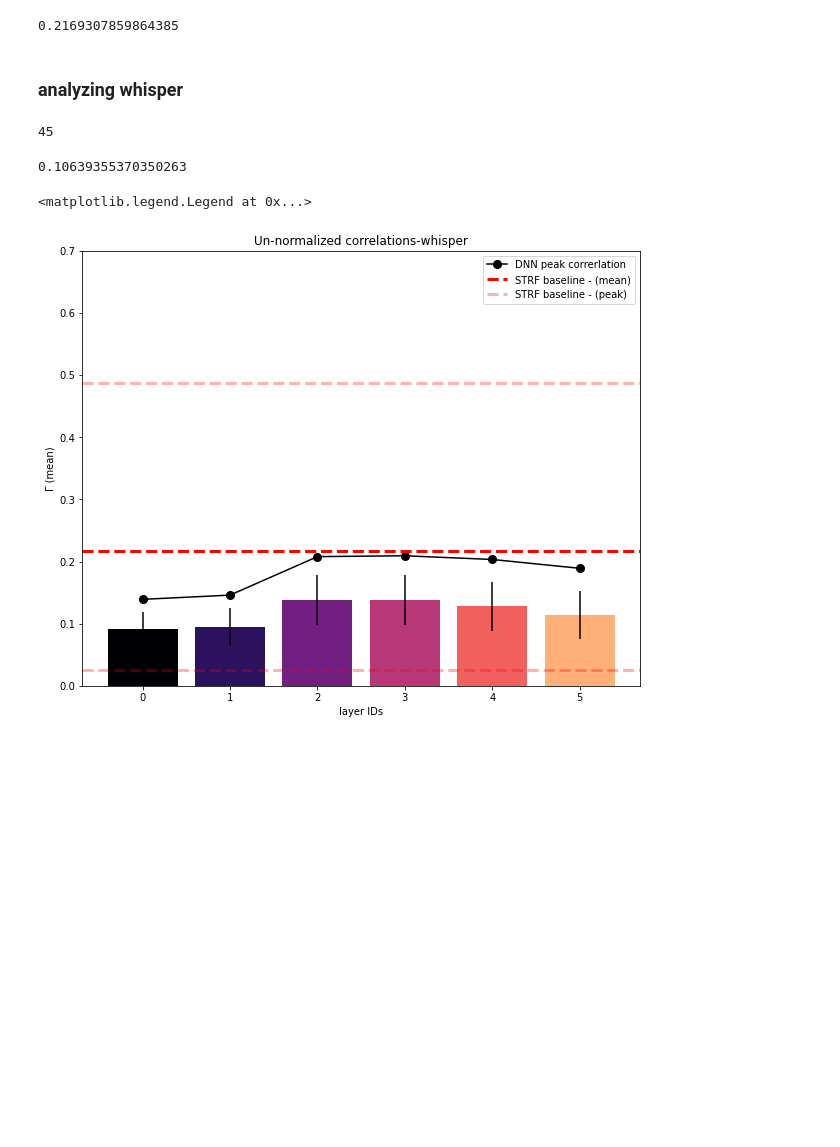
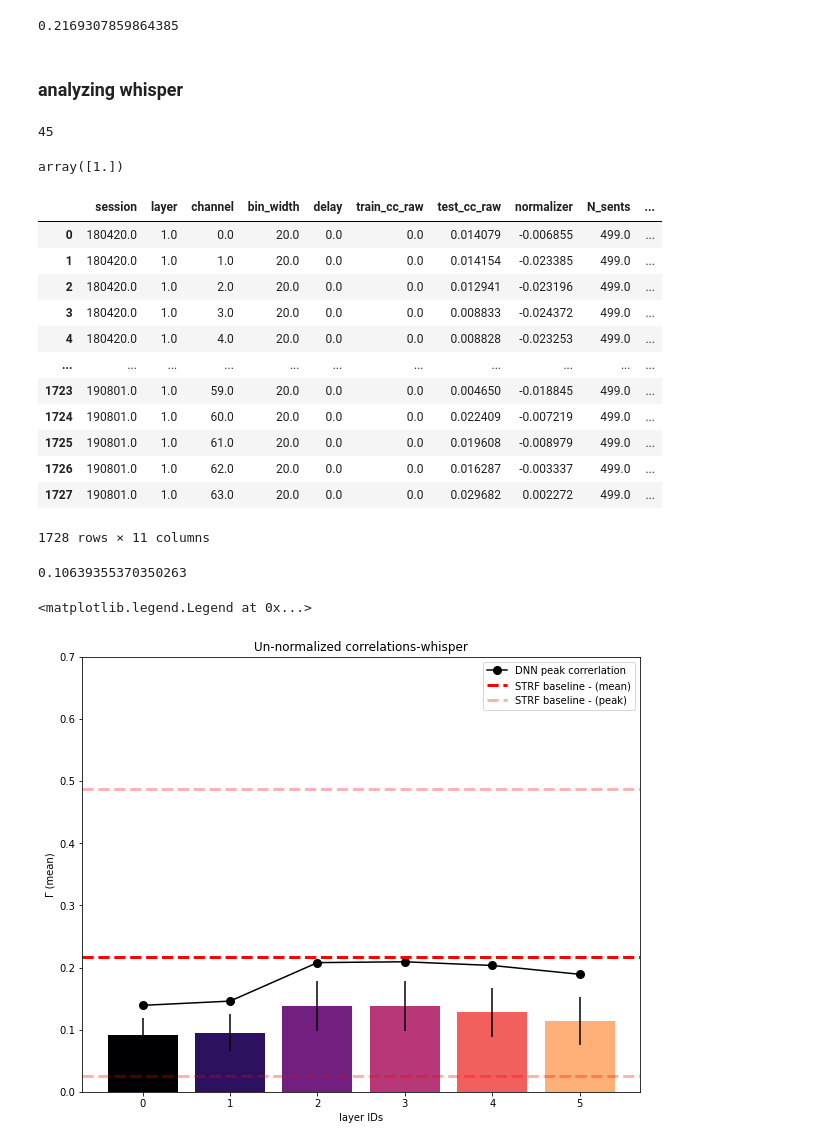
Before and after one commit to bilalhsp/Auditory_Cortex, a Jupyter notebook: experiments/correlations_analysis/correlations_analysis.ipynb, the cells around one changed output. Cells and saved outputs as stored; diff of their text form; code cells hidden in the pictures; blank space fills up the shorter version.

```diff
--- a/experiments/correlations_analysis/correlations_analysis.ipynb
+++ b/experiments/correlations_analysis/correlations_analysis.ipynb
@@ -100,6 +178,26 @@ corr_obj = analysis.correlations(file_path)
 len(corr_obj.get_all_sessions())
 # %% [output]
 45
+# %%
+corr_obj.data['layer'].unique()
+# %% [output]
+array([1.])
+# %%
+corr_obj.data
+# %% [output]
+|  | session | layer | channel | bin_width | delay | train_cc_raw | test_cc_raw | normalizer | N_sents | ... |
+| 0 | 180420.0 | 1.0 | 0.0 | 20.0 | 0.0 | 0.0 | 0.014079 | -0.006855 | 499.0 | ... |
+| 1 | 180420.0 | 1.0 | 1.0 | 20.0 | 0.0 | 0.0 | 0.014154 | -0.023385 | 499.0 | ... |
+| 2 | 180420.0 | 1.0 | 2.0 | 20.0 | 0.0 | 0.0 | 0.012941 | -0.023196 | 499.0 | ... |
+| 3 | 180420.0 | 1.0 | 3.0 | 20.0 | 0.0 | 0.0 | 0.008833 | -0.024372 | 499.0 | ... |
+| 4 | 180420.0 | 1.0 | 4.0 | 20.0 | 0.0 | 0.0 | 0.008828 | -0.023253 | 499.0 | ... |
+| ... | ... | ... | ... | ... | ... | ... | ... | ... | ... | ... |
+| 1723 | 190801.0 | 1.0 | 59.0 | 20.0 | 0.0 | 0.0 | 0.004650 | -0.018845 | 499.0 | ... |
+| 1724 | 190801.0 | 1.0 | 60.0 | 20.0 | 0.0 | 0.0 | 0.022409 | -0.007219 | 499.0 | ... |
+| 1725 | 190801.0 | 1.0 | 61.0 | 20.0 | 0.0 | 0.0 | 0.019608 | -0.008979 | 499.0 | ... |
+| 1726 | 190801.0 | 1.0 | 62.0 | 20.0 | 0.0 | 0.0 | 0.016287 | -0.003337 | 499.0 | ... |
+| 1727 | 190801.0 | 1.0 | 63.0 | 20.0 | 0.0 | 0.0 | 0.029682 | 0.002272 | 499.0 | ... |
+1728 rows × 11 columns
 # %%
 session = 200206
 threshold = 0.1
```
Also changed, not shown: parts of 7 cells of this notebook, 22 other files.
